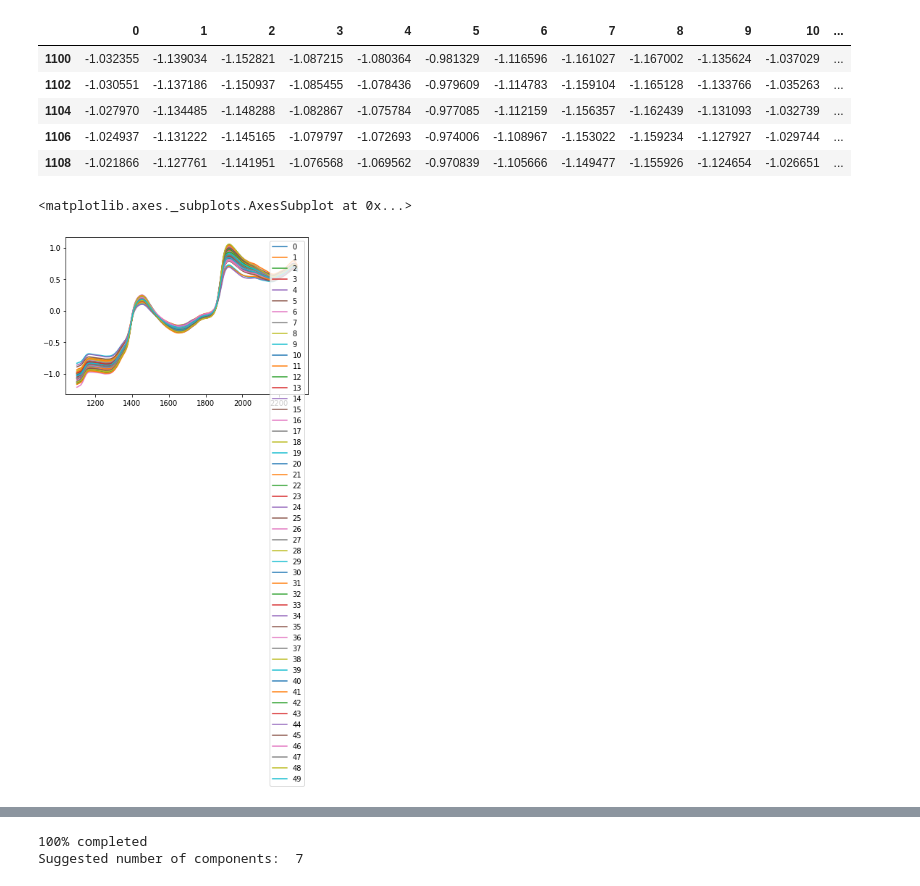
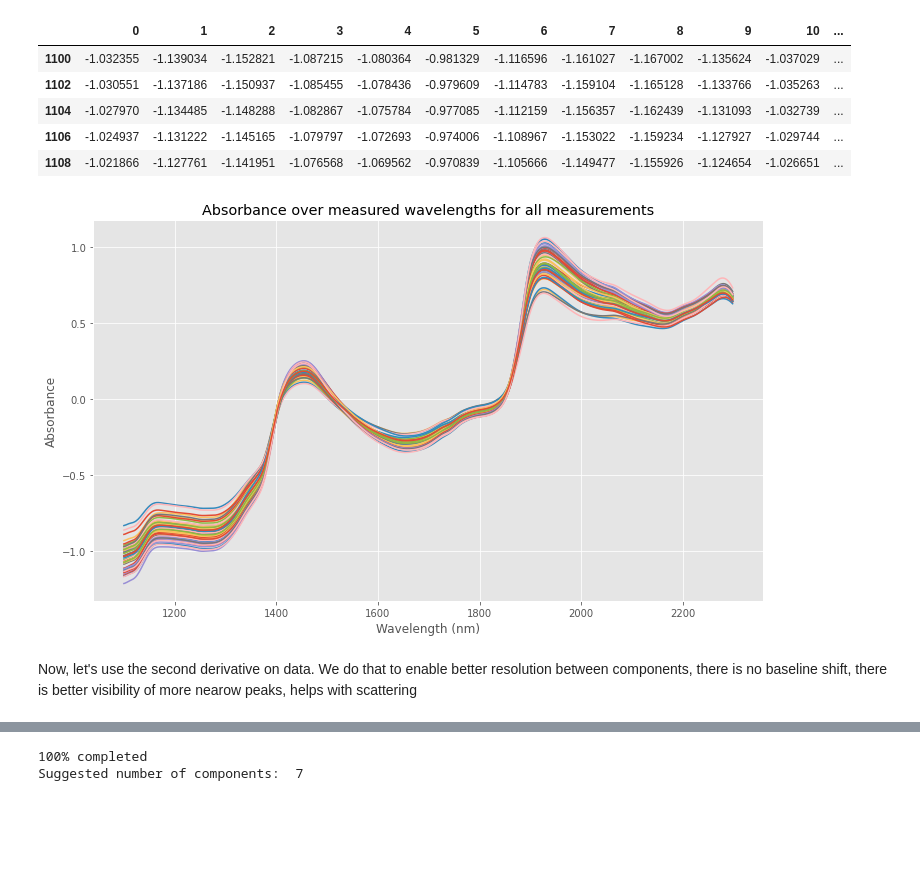
Before and after one commit to seher13/PartialLeastSquares, a Jupyter notebook: PLS_NIR_analysis.ipynb, the cells around one changed output, grey strips where cells are left out. Drawn from its saved outputs; the diff is of its cells as text; code cells hidden in the pictures; blank space fills up the shorter version.

Commit message:
Cleaned, nicer graphs

```diff
--- a/PLS_NIR_analysis.ipynb
+++ b/PLS_NIR_analysis.ipynb
@@ -248,10 +219,21 @@ data_trans_wl.head()
 | 1104 | -1.027970 | -1.134485 | -1.148288 | -1.082867 | -1.075784 | -0.977085 | -1.112159 | -1.156357 | -1.162439 | -1.131093 | -1.032739 | ... |
 | 1106 | -1.024937 | -1.131222 | -1.145165 | -1.079797 | -1.072693 | -0.974006 | -1.108967 | -1.153022 | -1.159234 | -1.127927 | -1.029744 | ... |
 | 1108 | -1.021866 | -1.127761 | -1.141951 | -1.076568 | -1.069562 | -0.970839 | -1.105666 | -1.149477 | -1.155926 | -1.124654 | -1.026651 | ... |
-# %%
-data_trans_wl.plot()
-# %% [output]
-<matplotlib.axes._subplots.AxesSubplot at 0x...>
-[figure, removed]
+# %%
+plt.style.use('ggplot')
+
+fig = plt.figure(figsize=(12,7))
+ax = fig.add_subplot(111)
+
+ax.plot(data_trans_wl)
+ax.set_xlabel('Wavelength (nm)')
+ax.set_ylabel('Absorbance')
+ax.set_title('Absorbance over measured wavelengths for all measurements')
+
+plt.show()
+# %% [output]
+[figure, added]
+# %% [markdown]
+Now, let's use the second derivative on data. We do that to enable better resolution between components, there is no baseline shift, there is better visibility of more nearow peaks, helps with scattering
 # %%
 X2 = savgol_filter(X,17, polyorder=2, deriv=2)
```
Also changed, not shown: parts of 9 cells of this notebook.
